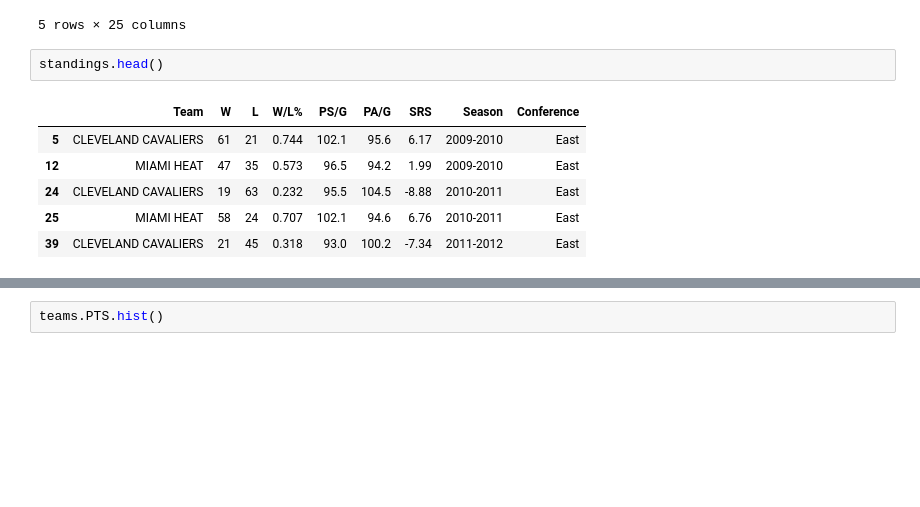
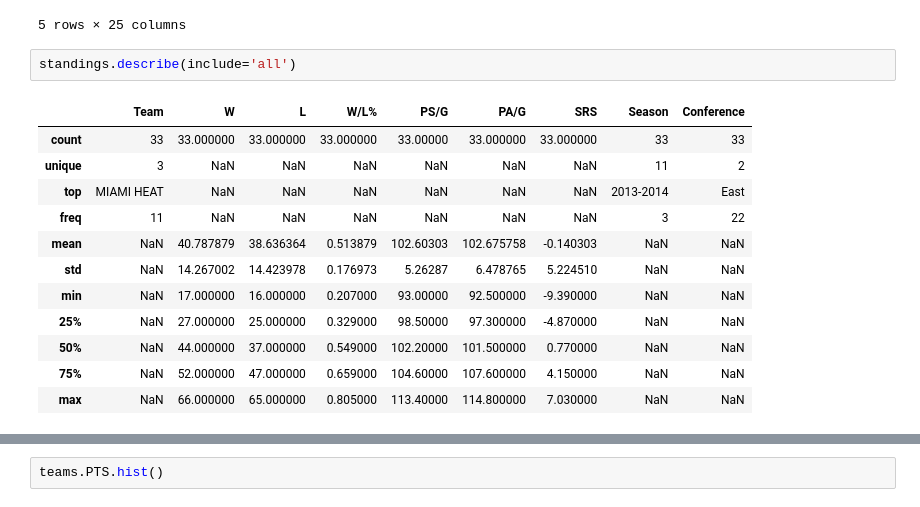
Before and after one commit to alexawill/basketball-stats, a Jupyter notebook: stat analysis notebook.ipynb, the cells around one changed output, grey strips where cells are left out. Saved outputs shown, nothing was run; the diff lists cells and outputs as text; blank space fills up the shorter version.

```diff
--- a/stat analysis notebook.ipynb
+++ b/stat analysis notebook.ipynb
@@ -26,12 +26,18 @@ teams.head()
 | 37 | MIAMI HEAT | 82 | 19780 | 3031 | 6301 | 0.481 | 547 | 1479 | 0.370 | 2484 | ... | ... |
 | 38 | LOS ANGELES LAKERS | 82 | 19830 | 3128 | 6757 | 0.463 | 524 | 1487 | 0.352 | 2604 | ... | ... |
 5 rows × 25 columns
-# %%
-standings.head()
-# %% [output]
-|  | Team | W | L | W/L% | PS/G | PA/G | SRS | Season | Conference |
-| 5 | CLEVELAND CAVALIERS | 61 | 21 | 0.744 | 102.1 | 95.6 | 6.17 | 2009-2010 | East |
-| 12 | MIAMI HEAT | 47 | 35 | 0.573 | 96.5 | 94.2 | 1.99 | 2009-2010 | East |
-| 24 | CLEVELAND CAVALIERS | 19 | 63 | 0.232 | 95.5 | 104.5 | -8.88 | 2010-2011 | East |
-| 25 | MIAMI HEAT | 58 | 24 | 0.707 | 102.1 | 94.6 | 6.76 | 2010-2011 | East |
-| 39 | CLEVELAND CAVALIERS | 21 | 45 | 0.318 | 93.0 | 100.2 | -7.34 | 2011-2012 | East |
+# %%
+standings.describe(include='all')
+# %% [output]
+|  | Team | W | L | W/L% | PS/G | PA/G | SRS | Season | Conference |
+| count | 33 | 33.000000 | 33.000000 | 33.000000 | 33.00000 | 33.000000 | 33.000000 | 33 | 33 |
+| unique | 3 | NaN | NaN | NaN | NaN | NaN | NaN | 11 | 2 |
+| top | MIAMI HEAT | NaN | NaN | NaN | NaN | NaN | NaN | 2013-2014 | East |
+| freq | 11 | NaN | NaN | NaN | NaN | NaN | NaN | 3 | 22 |
+| mean | NaN | 40.787879 | 38.636364 | 0.513879 | 102.60303 | 102.675758 | -0.140303 | NaN | NaN |
+| std | NaN | 14.267002 | 14.423978 | 0.176973 | 5.26287 | 6.478765 | 5.224510 | NaN | NaN |
+| min | NaN | 17.000000 | 16.000000 | 0.207000 | 93.00000 | 92.500000 | -9.390000 | NaN | NaN |
+| 25% | NaN | 27.000000 | 25.000000 | 0.329000 | 98.50000 | 97.300000 | -4.870000 | NaN | NaN |
+| 50% | NaN | 44.000000 | 37.000000 | 0.549000 | 102.20000 | 101.500000 | 0.770000 | NaN | NaN |
+| 75% | NaN | 52.000000 | 47.000000 | 0.659000 | 104.60000 | 107.600000 | 4.150000 | NaN | NaN |
+| max | NaN | 66.000000 | 65.000000 | 0.805000 | 113.40000 | 114.800000 | 7.030000 | NaN | NaN |
```
Also changed, not shown: parts of 1 cell of this notebook, 1 other file.
